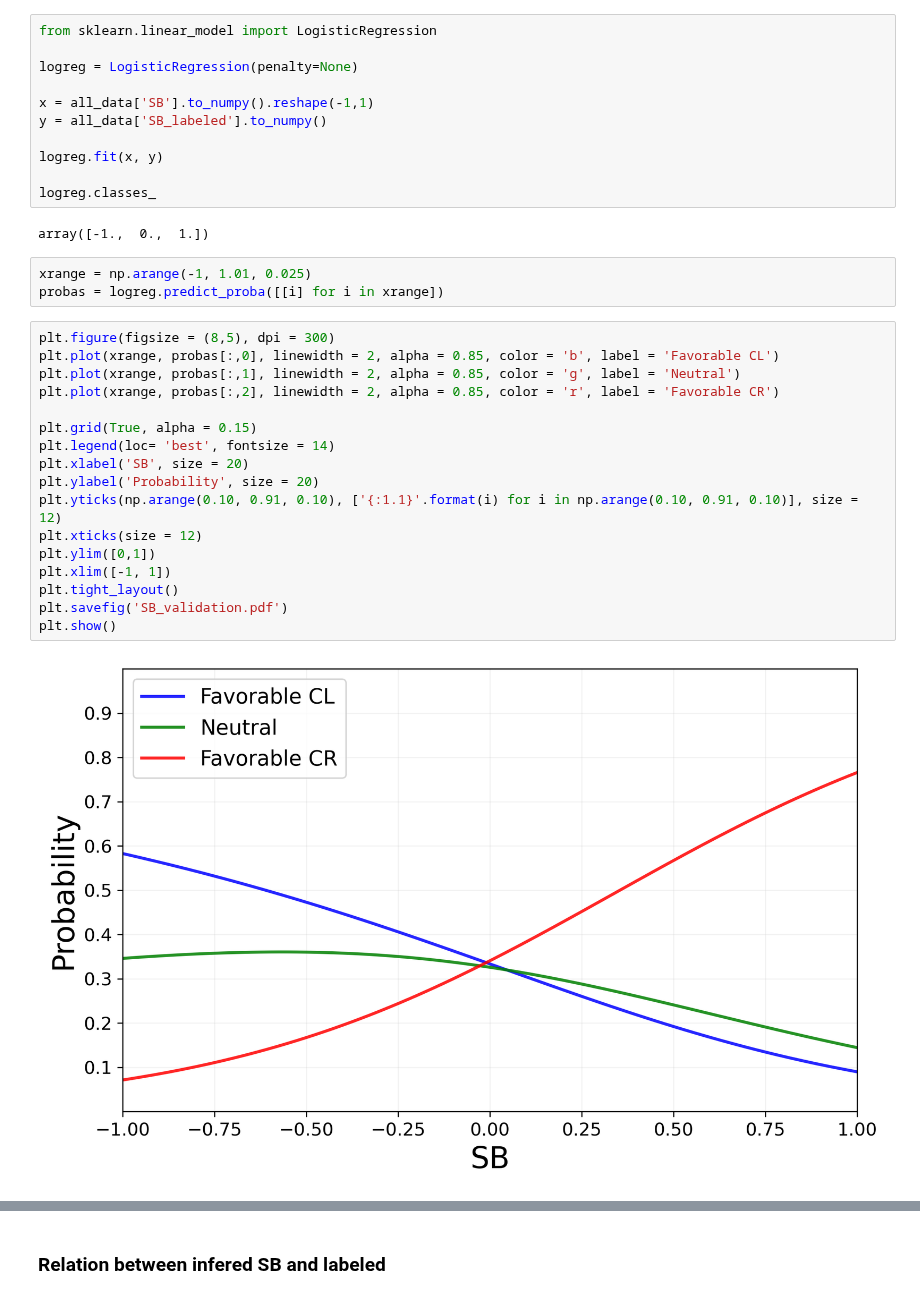
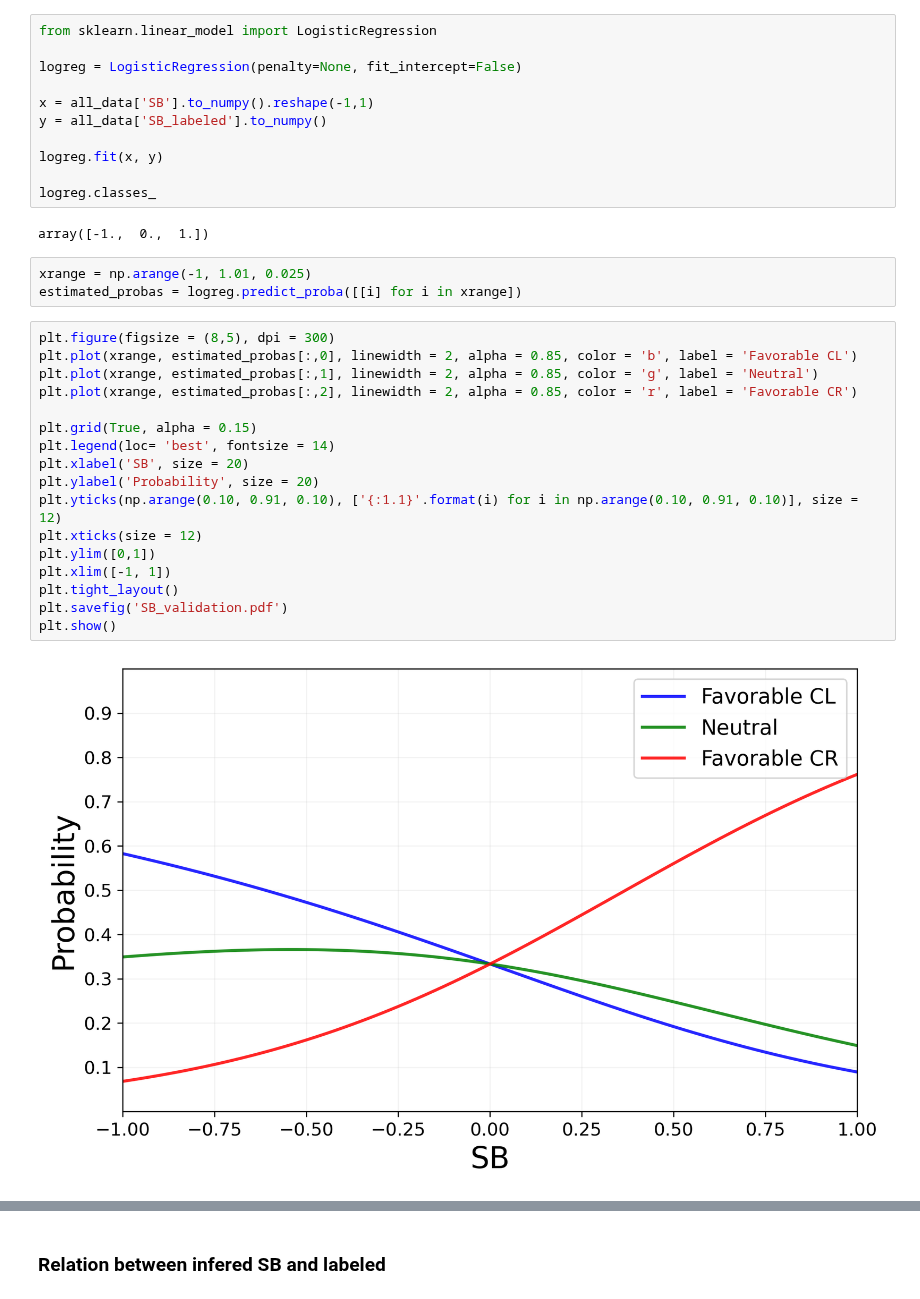
Before and after one commit to spinto88/MediaSharingIndex, a Jupyter notebook: supplementary_material/SB_validation.ipynb, the cells around one changed output, grey strips where cells are left out. Cells and saved outputs as stored; diff of their text form.

Commit message:
Validation of SB with errors

```diff
--- a/supplementary_material/SB_validation.ipynb
+++ b/supplementary_material/SB_validation.ipynb
@@ -106,7 +106,7 @@ plt.show()
 # %%
 from sklearn.linear_model import LogisticRegression
 
-logreg = LogisticRegression(penalty=None)
+logreg = LogisticRegression(penalty=None, fit_intercept=False)
 
 x = all_data['SB'].to_numpy().reshape(-1,1)
 y = all_data['SB_labeled'].to_numpy()
@@ -118,23 +118,23 @@ logreg.classes_
 array([-1.,  0.,  1.])
 # %%
 xrange = np.arange(-1, 1.01, 0.025)
-probas = logreg.predict_proba([[i] for i in xrange])
+estimated_probas = logreg.predict_proba([[i] for i in xrange])
-# %%
-plt.figure(figsize = (8,5), dpi = 300)
-plt.plot(xrange, probas[:,0], linewidth = 2, alpha = 0.85, color = 'b', label = 'Favorable CL')
-plt.plot(xrange, probas[:,1], linewidth = 2, alpha = 0.85, color = 'g', label = 'Neutral')
-plt.plot(xrange, probas[:,2], linewidth = 2, alpha = 0.85, color = 'r', label = 'Favorable CR')
-
-plt.grid(True, alpha = 0.15)
-plt.legend(loc= 'best', fontsize = 14)
-plt.xlabel('SB', size = 20)
-plt.ylabel('Probability', size = 20)
-plt.yticks(np.arange(0.10, 0.91, 0.10), ['{:1.1}'.format(i) for i in np.arange(0.10, 0.91, 0.10)], size = 12)
-plt.xticks(size = 12)
-plt.ylim([0,1])
-plt.xlim([-1, 1])
-plt.tight_layout()
-plt.savefig('SB_validation.pdf')
-plt.show()
-# %% [output]
-[figure, removed]
+# %%
+plt.figure(figsize = (8,5), dpi = 300)
+plt.plot(xrange, estimated_probas[:,0], linewidth = 2, alpha = 0.85, color = 'b', label = 'Favorable CL')
+plt.plot(xrange, estimated_probas[:,1], linewidth = 2, alpha = 0.85, color = 'g', label = 'Neutral')
+plt.plot(xrange, estimated_probas[:,2], linewidth = 2, alpha = 0.85, color = 'r', label = 'Favorable CR')
+
+plt.grid(True, alpha = 0.15)
+plt.legend(loc= 'best', fontsize = 14)
+plt.xlabel('SB', size = 20)
+plt.ylabel('Probability', size = 20)
+plt.yticks(np.arange(0.10, 0.91, 0.10), ['{:1.1}'.format(i) for i in np.arange(0.10, 0.91, 0.10)], size = 12)
+plt.xticks(size = 12)
+plt.ylim([0,1])
+plt.xlim([-1, 1])
+plt.tight_layout()
+plt.savefig('SB_validation.pdf')
+plt.show()
+# %% [output]
+[figure, added]
```
Also changed, not shown: parts of 8 cells of this notebook.
